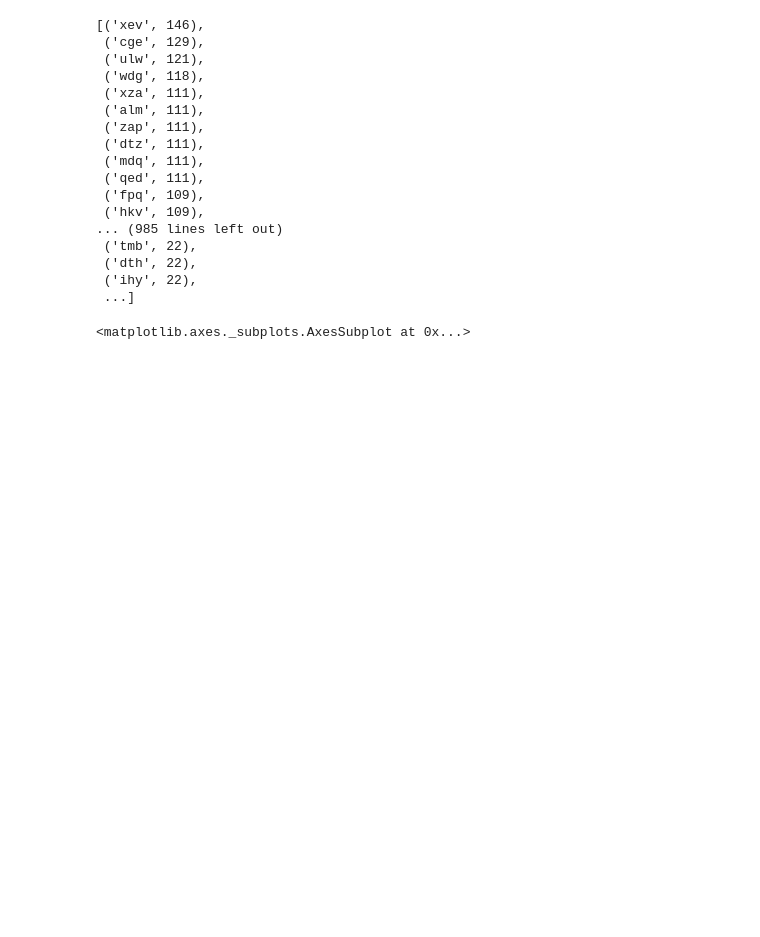
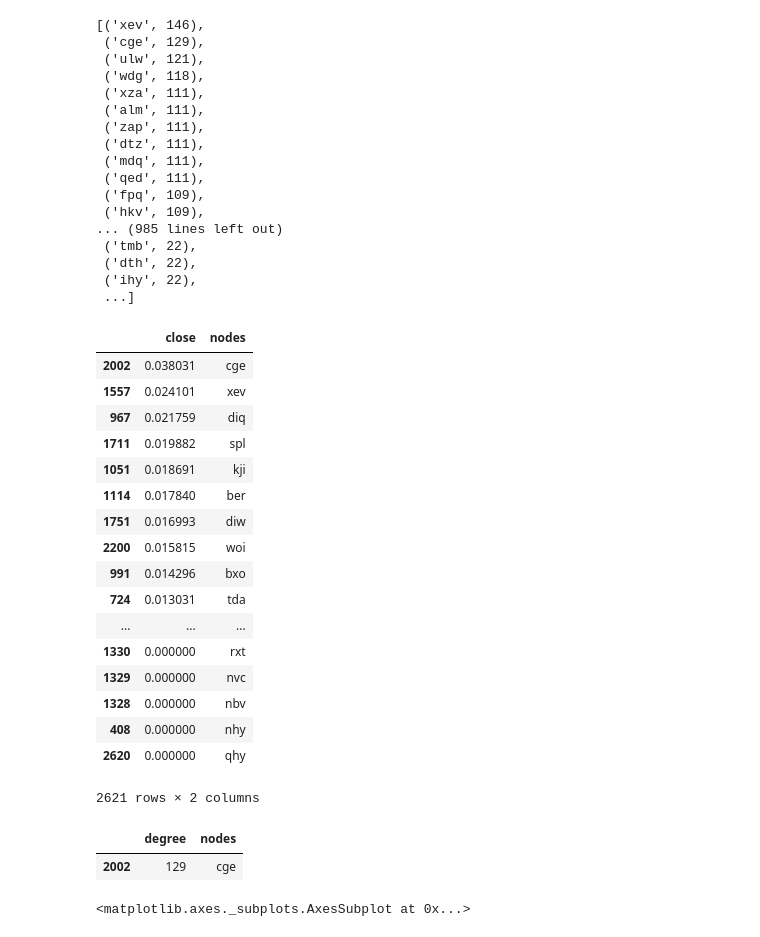
Before and after one commit to MiyainNYC/Graph-Thinking, a Jupyter notebook: dynamics.ipynb, the cells around one changed output. Drawn from its saved outputs; the diff is of its cells as text; code cells hidden in the pictures; blank space fills up the shorter version.

```diff
--- a/dynamics.ipynb
+++ b/dynamics.ipynb
@@ -80,0 +91,29 @@ sorted(nx.degree(W).items(), key=operator.itemgetter(1),reverse = True)
+# %%
+betweenness_df = pd.DataFrame({'nodes':list(nx.betweenness_centrality(W).keys()),'close':list(nx.betweenness_centrality(W).values())})
+# %%
+betweenness_df.sort_values(by = 'close',ascending = False)
+# %% [output]
+|  | close | nodes |
+| 2002 | 0.038031 | cge |
+| 1557 | 0.024101 | xev |
+| 967 | 0.021759 | diq |
+| 1711 | 0.019882 | spl |
+| 1051 | 0.018691 | kji |
+| 1114 | 0.017840 | ber |
+| 1751 | 0.016993 | diw |
+| 2200 | 0.015815 | woi |
+| 991 | 0.014296 | bxo |
+| 724 | 0.013031 | tda |
+| ... | ... | ... |
+| 1330 | 0.000000 | rxt |
+| 1329 | 0.000000 | nvc |
+| 1328 | 0.000000 | nbv |
+| 408 | 0.000000 | nhy |
+| 2620 | 0.000000 | qhy |
+2621 rows × 2 columns
+# %%
+degree_df[degree_df['nodes']=='cge']
+#.sort_values(by = 'close',ascending = False)
+# %% [output]
+|  | degree | nodes |
+| 2002 | 129 | cge |
```
Also changed, not shown: parts of 10 cells of this notebook.
